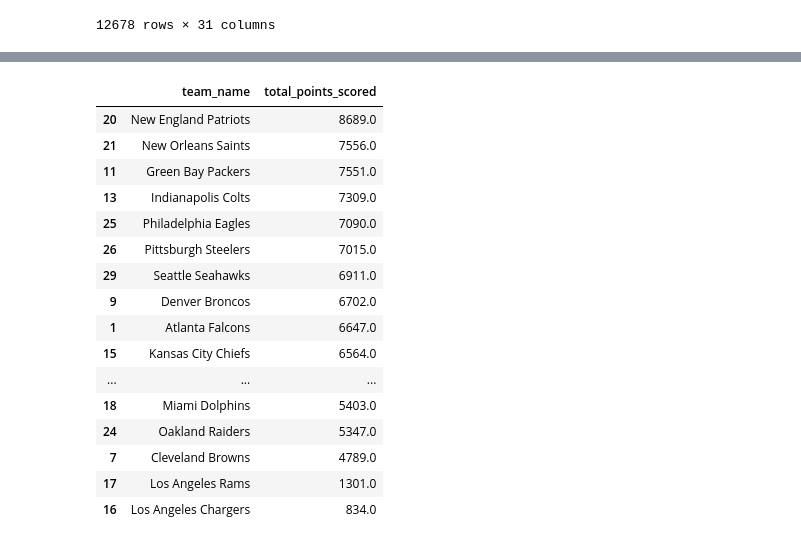
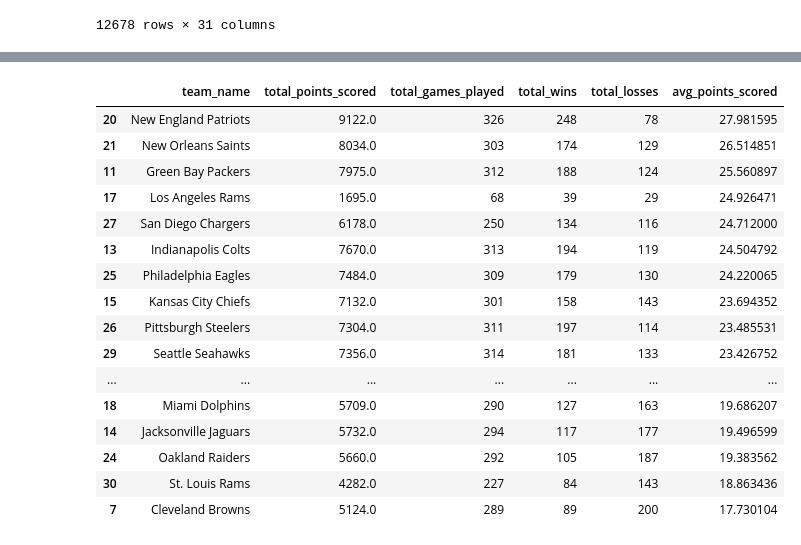
Before and after one commit to potterc22/Project1_TeamB, a Jupyter notebook: startercode.ipynb, the cells around one changed output, grey strips where cells are left out. Cells and saved outputs as stored; diff of their text form; code cells hidden in the pictures.

```diff
--- a/startercode.ipynb
+++ b/startercode.ipynb
@@ -327,21 +344,21 @@ total_points
-# %%
-total_points_sorted = total_points.sort_values('total_points_scored', ascending=False)
-total_points_sorted
-# %% [output]
-|  | team_name | total_points_scored |
-| 20 | New England Patriots | 8689.0 |
-| 21 | New Orleans Saints | 7556.0 |
-| 11 | Green Bay Packers | 7551.0 |
-| 13 | Indianapolis Colts | 7309.0 |
-| 25 | Philadelphia Eagles | 7090.0 |
-| 26 | Pittsburgh Steelers | 7015.0 |
-| 29 | Seattle Seahawks | 6911.0 |
-| 9 | Denver Broncos | 6702.0 |
-| 1 | Atlanta Falcons | 6647.0 |
-| 15 | Kansas City Chiefs | 6564.0 |
-| ... | ... | ... |
-| 18 | Miami Dolphins | 5403.0 |
-| 24 | Oakland Raiders | 5347.0 |
-| 7 | Cleveland Browns | 4789.0 |
-| 17 | Los Angeles Rams | 1301.0 |
-| 16 | Los Angeles Chargers | 834.0 |
+# %%
+team_stats_sorted = team_stats.sort_values('avg_points_scored', ascending=False)
+team_stats_sorted
+# %% [output]
+|  | team_name | total_points_scored | total_games_played | total_wins | total_losses | avg_points_scored |
+| 20 | New England Patriots | 9122.0 | 326 | 248 | 78 | 27.981595 |
+| 21 | New Orleans Saints | 8034.0 | 303 | 174 | 129 | 26.514851 |
+| 11 | Green Bay Packers | 7975.0 | 312 | 188 | 124 | 25.560897 |
+| 17 | Los Angeles Rams | 1695.0 | 68 | 39 | 29 | 24.926471 |
+| 27 | San Diego Chargers | 6178.0 | 250 | 134 | 116 | 24.712000 |
+| 13 | Indianapolis Colts | 7670.0 | 313 | 194 | 119 | 24.504792 |
+| 25 | Philadelphia Eagles | 7484.0 | 309 | 179 | 130 | 24.220065 |
+| 15 | Kansas City Chiefs | 7132.0 | 301 | 158 | 143 | 23.694352 |
+| 26 | Pittsburgh Steelers | 7304.0 | 311 | 197 | 114 | 23.485531 |
+| 29 | Seattle Seahawks | 7356.0 | 314 | 181 | 133 | 23.426752 |
+| ... | ... | ... | ... | ... | ... | ... |
+| 18 | Miami Dolphins | 5709.0 | 290 | 127 | 163 | 19.686207 |
+| 14 | Jacksonville Jaguars | 5732.0 | 294 | 117 | 177 | 19.496599 |
+| 24 | Oakland Raiders | 5660.0 | 292 | 105 | 187 | 19.383562 |
+| 30 | St. Louis Rams | 4282.0 | 227 | 84 | 143 | 18.863436 |
+| 7 | Cleveland Browns | 5124.0 | 289 | 89 | 200 | 17.730104 |
```
Also changed, not shown: parts of 6 cells of this notebook, 1 other file.
